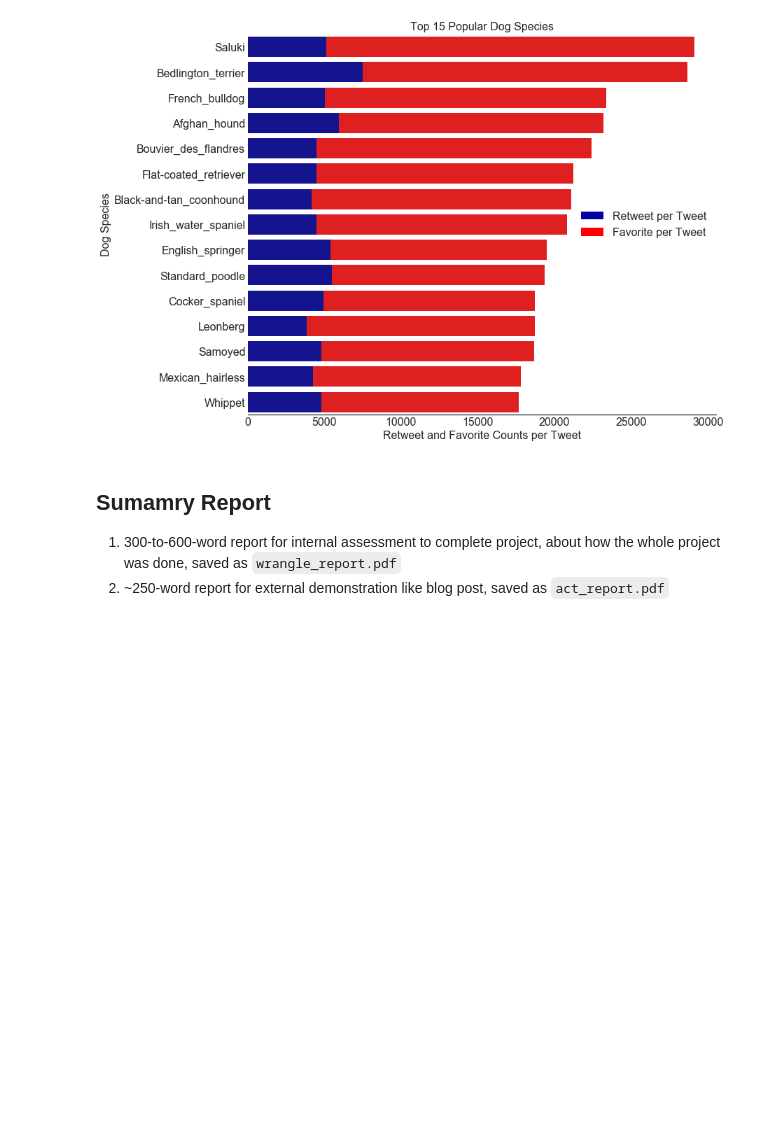
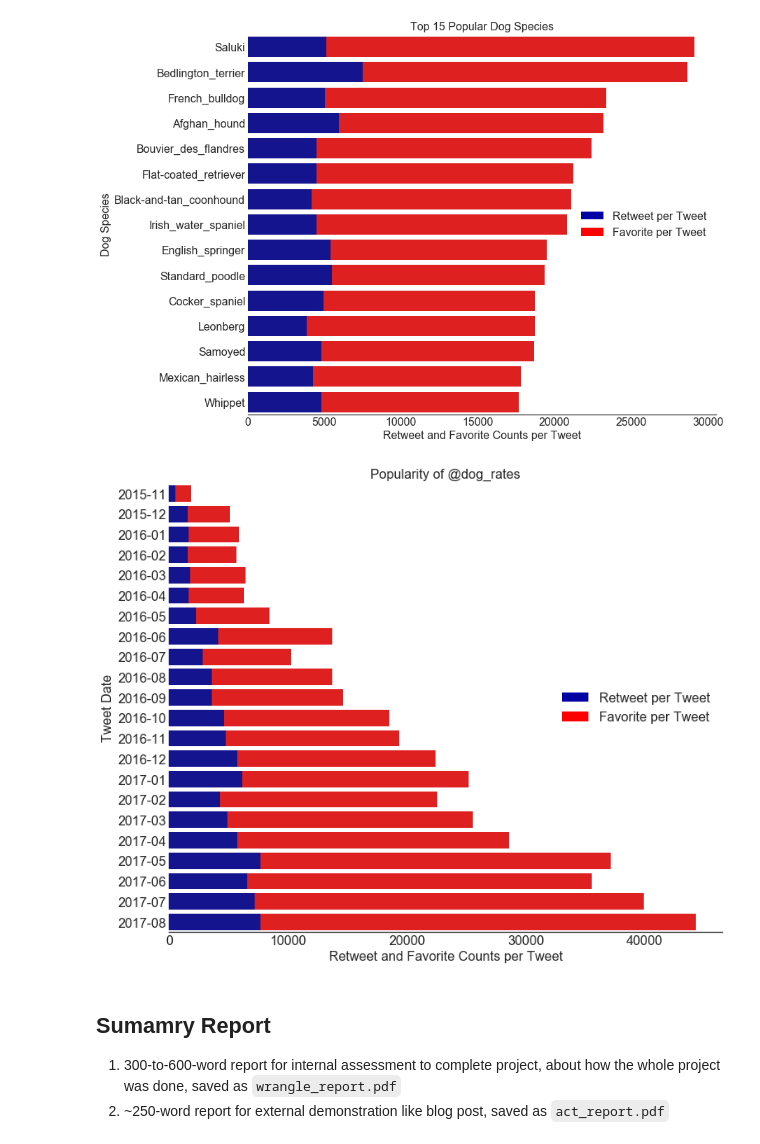
Before and after one commit to YestinYang/Learning-Path, a Jupyter notebook: Projects/WeRateDogs/wrangle_act.ipynb, the cells around one changed output. Cells and saved outputs as stored; diff of their text form; code cells hidden in the pictures; blank space fills up the shorter version.

Commit message:
feat: Complete visual 3
retweet and favorite per tweet by date, showing the popularity (degree of heat) of WeRateDogsTM

```diff
--- a/Projects/WeRateDogs/wrangle_act.ipynb
+++ b/Projects/WeRateDogs/wrangle_act.ipynb
@@ -801,3 +799,37 @@ for item in ([bottom_plot.xaxis.label, bottom_plot.yaxis.label, bottom_plot.titl
+# %%
+### Retweet and Favorite per Tweet by Date, for the popularity of @dog_rate ###
+tweet_count = twitter_archive_master[['retweet_count', 'favorite_count', 'timestamp']].copy()
+tweet_count.timestamp = tweet_count.timestamp.apply(lambda x: x.strftime('%Y-%m'))
+tweet_count = tweet_count.groupby(['timestamp']).mean().astype('int')
+tweet_count['total'] = tweet_count.sum(axis=1)
+# %%
+# Set general plot properties #
+sns.set_style("white")
+sns.set_context({"figure.figsize": (12, 10)})
+
+# Plot 1 - background - "total" (top) series #
+sns.barplot(x = tweet_count.total, y = tweet_count.index, color = "red")
+
+# Plot 2 - overlay - "bottom" series #
+bottom_plot = sns.barplot(x = tweet_count.retweet_count, y = tweet_count.index, color = "#0000A3")
+
+topbar = plt.Rectangle((0,0),1,1,fc="red", edgecolor = 'none')
+bottombar = plt.Rectangle((0,0),1,1,fc='#0000A3',  edgecolor = 'none')
+l = plt.legend([bottombar, topbar], ['Retweet per Tweet', 'Favorite per Tweet'], loc=5, ncol = 1, prop={'size':16})
+l.draw_frame(False)
+
+# Make plot look nicer #
+sns.despine(left=True)
+bottom_plot.set_ylabel('Tweet Date')
+bottom_plot.set_xlabel('Retweet and Favorite Counts per Tweet')
+bottom_plot.set_title('Popularity of @dog_rates')
+
+# Set fonts to consistent 16pt size #
+for item in ([bottom_plot.xaxis.label, bottom_plot.yaxis.label, bottom_plot.title] +
+             bottom_plot.get_xticklabels() + bottom_plot.get_yticklabels()):
+    item.set_fontsize(16)
+# %% [output]
+[figure, added]
 # %% [markdown]
 ## Sumamry Report
 
```
Also changed, not shown: parts of 1 cell of this notebook.
